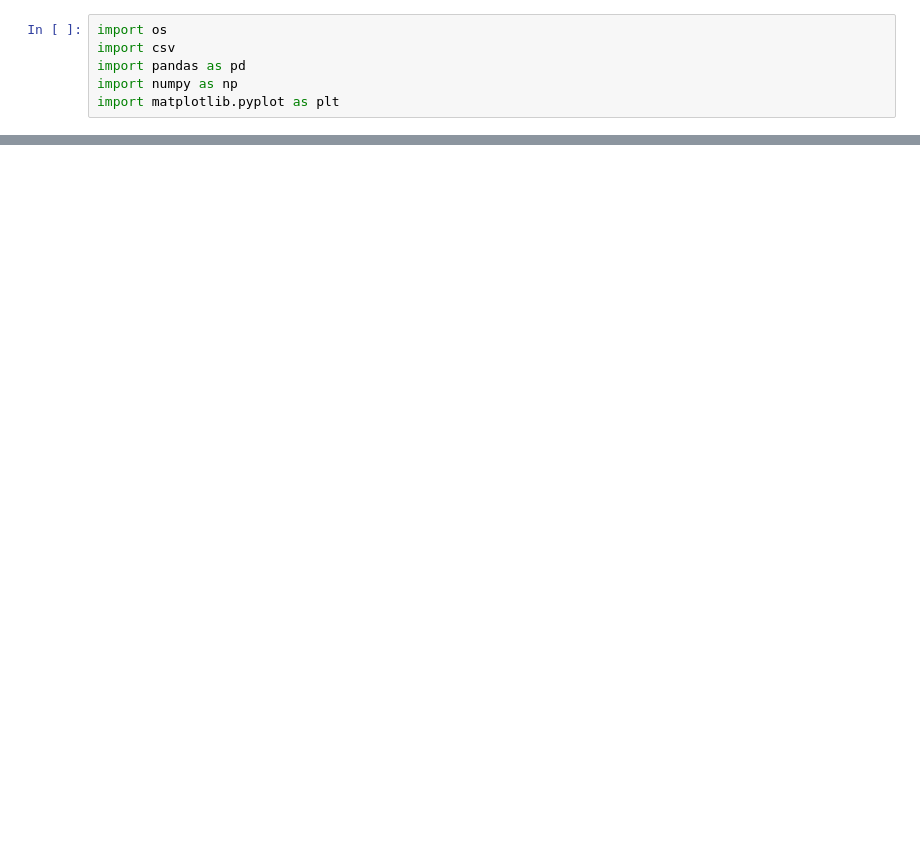
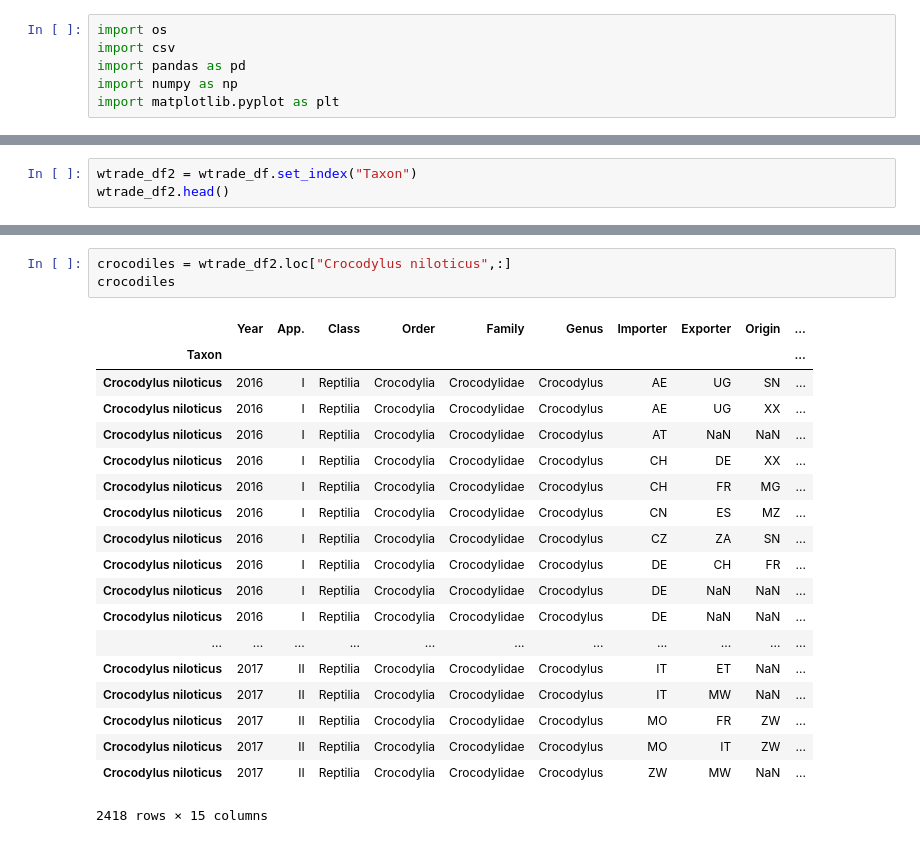
Before and after one commit to EliseLinker/wildlifeproject1, a Jupyter notebook: WildlifeProject.ipynb, the cells around one changed output, grey strips where cells are left out. Cells and saved outputs as stored; diff of their text form; blank space fills up the shorter version.

```diff
--- a/WildlifeProject.ipynb
+++ b/WildlifeProject.ipynb
@@ -57,0 +60,3 @@ taxon_groups.count()
+# %%
+wtrade_df2 = wtrade_df.set_index("Taxon")
+wtrade_df2.head()
@@ -57,0 +71,23 @@ taxon_groups.count()
+# %%
+crocodiles = wtrade_df2.loc["Crocodylus niloticus",:]
+crocodiles
+# %% [output]
+|  | Year | App. | Class | Order | Family | Genus | Importer | Exporter | Origin | ... |
+| Taxon |  |  |  |  |  |  |  |  |  | ... |
+| Crocodylus niloticus | 2016 | I | Reptilia | Crocodylia | Crocodylidae | Crocodylus | AE | UG | SN | ... |
+| Crocodylus niloticus | 2016 | I | Reptilia | Crocodylia | Crocodylidae | Crocodylus | AE | UG | XX | ... |
+| Crocodylus niloticus | 2016 | I | Reptilia | Crocodylia | Crocodylidae | Crocodylus | AT | NaN | NaN | ... |
+| Crocodylus niloticus | 2016 | I | Reptilia | Crocodylia | Crocodylidae | Crocodylus | CH | DE | XX | ... |
+| Crocodylus niloticus | 2016 | I | Reptilia | Crocodylia | Crocodylidae | Crocodylus | CH | FR | MG | ... |
+| Crocodylus niloticus | 2016 | I | Reptilia | Crocodylia | Crocodylidae | Crocodylus | CN | ES | MZ | ... |
+| Crocodylus niloticus | 2016 | I | Reptilia | Crocodylia | Crocodylidae | Crocodylus | CZ | ZA | SN | ... |
+| Crocodylus niloticus | 2016 | I | Reptilia | Crocodylia | Crocodylidae | Crocodylus | DE | CH | FR | ... |
+| Crocodylus niloticus | 2016 | I | Reptilia | Crocodylia | Crocodylidae | Crocodylus | DE | NaN | NaN | ... |
+| Crocodylus niloticus | 2016 | I | Reptilia | Crocodylia | Crocodylidae | Crocodylus | DE | NaN | NaN | ... |
+| ... | ... | ... | ... | ... | ... | ... | ... | ... | ... | ... |
+| Crocodylus niloticus | 2017 | II | Reptilia | Crocodylia | Crocodylidae | Crocodylus | IT | ET | NaN | ... |
+| Crocodylus niloticus | 2017 | II | Reptilia | Crocodylia | Crocodylidae | Crocodylus | IT | MW | NaN | ... |
+| Crocodylus niloticus | 2017 | II | Reptilia | Crocodylia | Crocodylidae | Crocodylus | MO | FR | ZW | ... |
+| Crocodylus niloticus | 2017 | II | Reptilia | Crocodylia | Crocodylidae | Crocodylus | MO | IT | ZW | ... |
+| Crocodylus niloticus | 2017 | II | Reptilia | Crocodylia | Crocodylidae | Crocodylus | ZW | MW | NaN | ... |
+2418 rows × 15 columns
```
Also changed, not shown: parts of 8 cells of this notebook.
